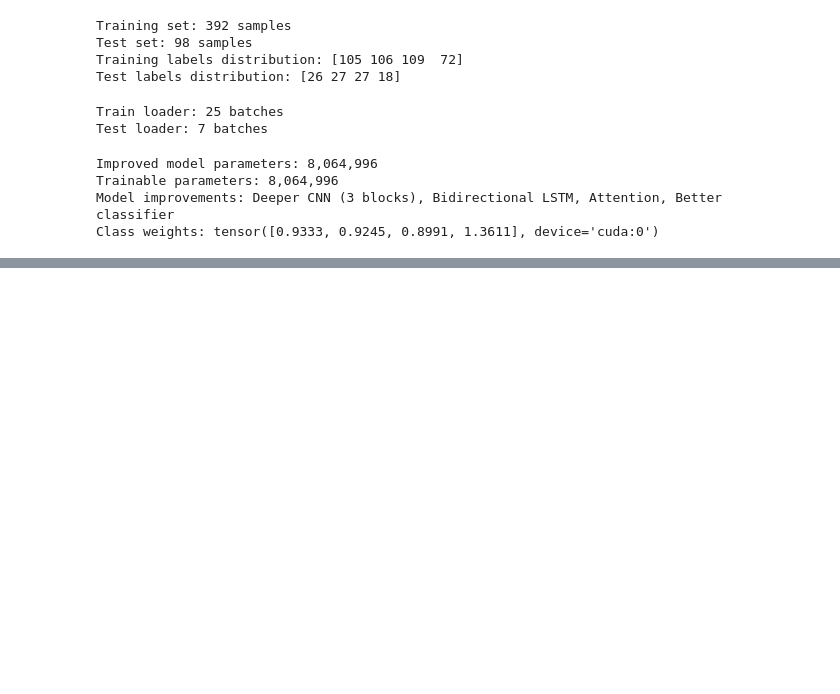
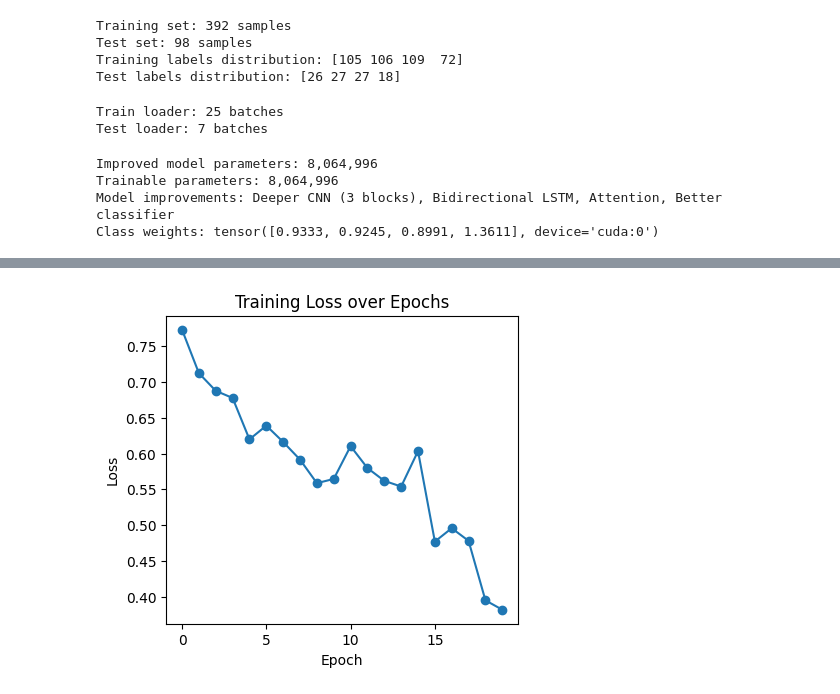
Before and after one commit to seanpaz478/AAI511_Final_Project_Group1, a Jupyter notebook: final-project1.ipynb, the cells around one changed output, grey strips where cells are left out. Cells and saved outputs as stored; diff of their text form; code cells hidden in the pictures; blank space fills up the shorter version.

```diff
--- a/final-project1.ipynb
+++ b/final-project1.ipynb
@@ -188,7 +188,7 @@ class PianoRollDataset(Dataset):
         # Add channel dimension for CNN: (1, 128, T)
         return self.data[idx].unsqueeze(0), self.labels[idx]
 # %%
-def get_piano_roll(midi_path, fs=100, max_length=3000):  # Reduced from 5000 to 3000
+def get_piano_roll(midi_path, fs=100, max_length=4500):
     """Convert MIDI file to piano roll representation"""
     pm = pretty_midi.PrettyMIDI(midi_path)
     piano_roll = pm.get_piano_roll(fs=fs)
@@ -671,0 +651,13 @@ Mozart: 27.8% (5/18)
+# %%
+import matplotlib.pyplot as plt
+
+# Plot training loss over epochs
+plt.figure(figsize=(10, 4))
+plt.subplot(1, 2, 1)
+plt.plot(train_losses, marker='o')
+plt.title('Training Loss over Epochs')
+plt.xlabel('Epoch')
+plt.ylabel('Loss')
+plt.show()
+# %% [output]
+[figure, added]
```
Also changed, not shown: parts of 20 cells of this notebook.
